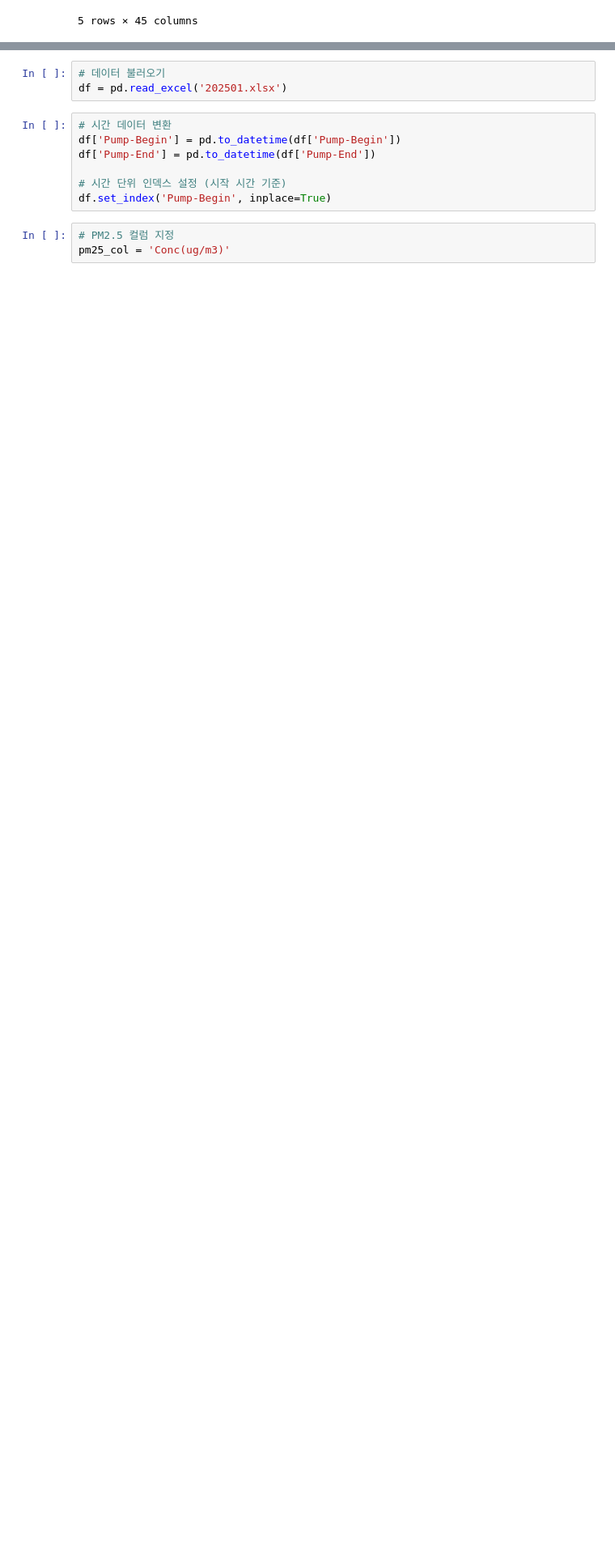
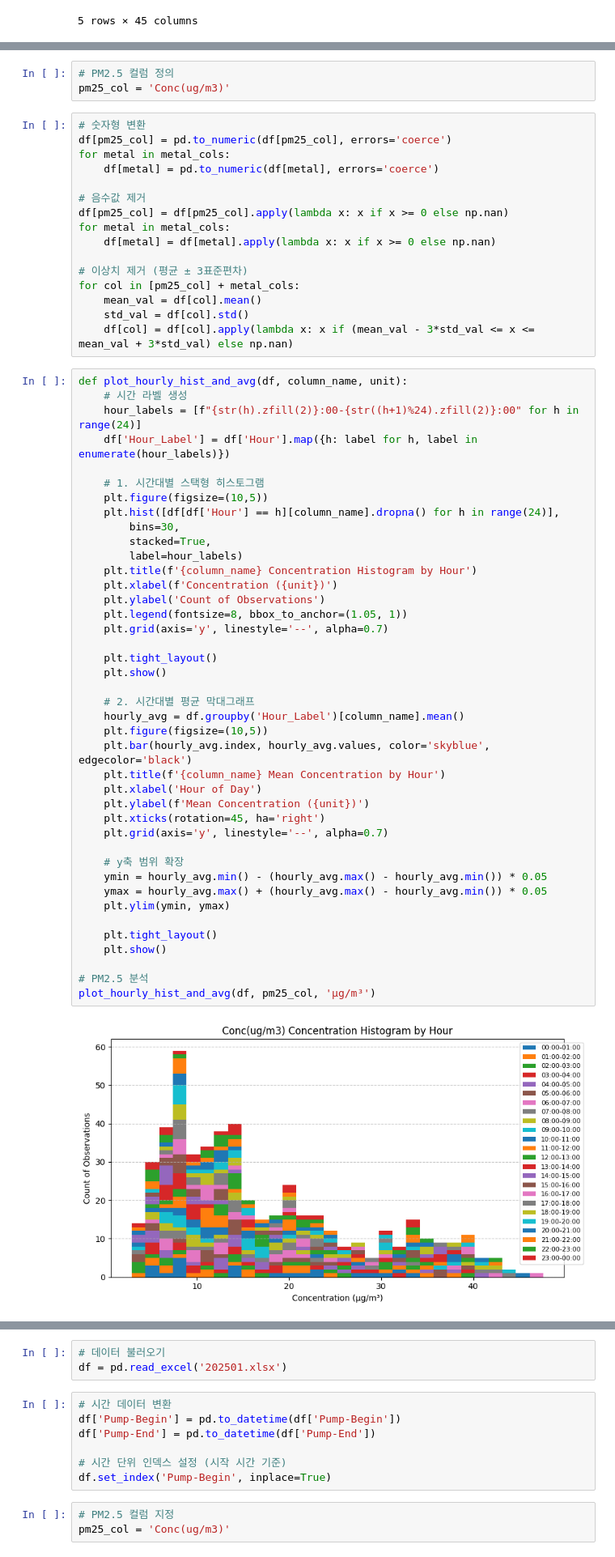
Before and after one commit to hyen0322/Data, a Jupyter notebook: PM2.5 Histogram.ipynb, the cells around one changed output, grey strips where cells are left out. Shown at 81% size. Saved outputs shown, nothing was run; the diff lists cells and outputs as text; blank space fills up the shorter version.

```diff
--- a/PM2.5 Histogram.ipynb
+++ b/PM2.5 Histogram.ipynb
@@ -67,0 +78,62 @@ plt.show()
+# %%
+# PM2.5 컬럼 정의
+pm25_col = 'Conc(ug/m3)'
+# %%
+# 숫자형 변환
+df[pm25_col] = pd.to_numeric(df[pm25_col], errors='coerce')
+for metal in metal_cols:
+    df[metal] = pd.to_numeric(df[metal], errors='coerce')
+
+# 음수값 제거
+df[pm25_col] = df[pm25_col].apply(lambda x: x if x >= 0 else np.nan)
+for metal in metal_cols:
+    df[metal] = df[metal].apply(lambda x: x if x >= 0 else np.nan)
+
+# 이상치 제거 (평균 ± 3표준편차)
+for col in [pm25_col] + metal_cols:
+    mean_val = df[col].mean()
+    std_val = df[col].std()
+    df[col] = df[col].apply(lambda x: x if (mean_val - 3*std_val <= x <= mean_val + 3*std_val) else np.nan)
+# %%
+def plot_hourly_hist_and_avg(df, column_name, unit):
+    # 시간 라벨 생성
+    hour_labels = [f"{str(h).zfill(2)}:00-{str((h+1)%24).zfill(2)}:00" for h in range(24)]
+    df['Hour_Label'] = df['Hour'].map({h: label for h, label in enumerate(hour_labels)})
+
+    # 1. 시간대별 스택형 히스토그램
+    plt.figure(figsize=(10,5))
+    plt.hist([df[df['Hour'] == h][column_name].dropna() for h in range(24)],
+        bins=30,
+        stacked=True,
+        label=hour_labels)
+    plt.title(f'{column_name} Concentration Histogram by Hour')
+    plt.xlabel(f'Concentration ({unit})')
+    plt.ylabel('Count of Observations')
+    plt.legend(fontsize=8, bbox_to_anchor=(1.05, 1))
+    plt.grid(axis='y', linestyle='--', alpha=0.7)
+
+    plt.tight_layout()
+    plt.show()
+
+    # 2. 시간대별 평균 막대그래프
+    hourly_avg = df.groupby('Hour_Label')[column_name].mean()
+    plt.figure(figsize=(10,5))
+    plt.bar(hourly_avg.index, hourly_avg.values, color='skyblue', edgecolor='black')
+    plt.title(f'{column_name} Mean Concentration by Hour')
+    plt.xlabel('Hour of Day')
+    plt.ylabel(f'Mean Concentration ({unit})')
+    plt.xticks(rotation=45, ha='right')
+    plt.grid(axis='y', linestyle='--', alpha=0.7)
+
+    # y축 범위 확장
+    ymin = hourly_avg.min() - (hourly_avg.max() - hourly_avg.min()) * 0.05
+    ymax = hourly_avg.max() + (hourly_avg.max() - hourly_avg.min()) * 0.05
+    plt.ylim(ymin, ymax)
+
+    plt.tight_layout()
+    plt.show()
+
+# PM2.5 분석
+plot_hourly_hist_and_avg(df, pm25_col, 'µg/m³')
+# %% [output]
+[figure, added]
```
Also changed, not shown: parts of 6 cells of this notebook.
